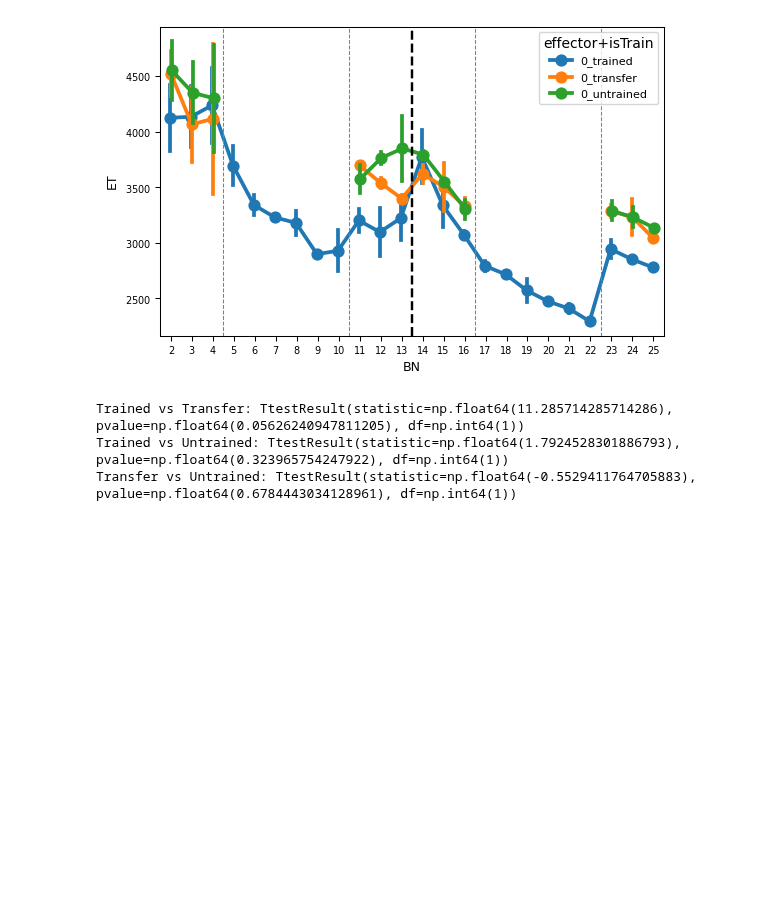
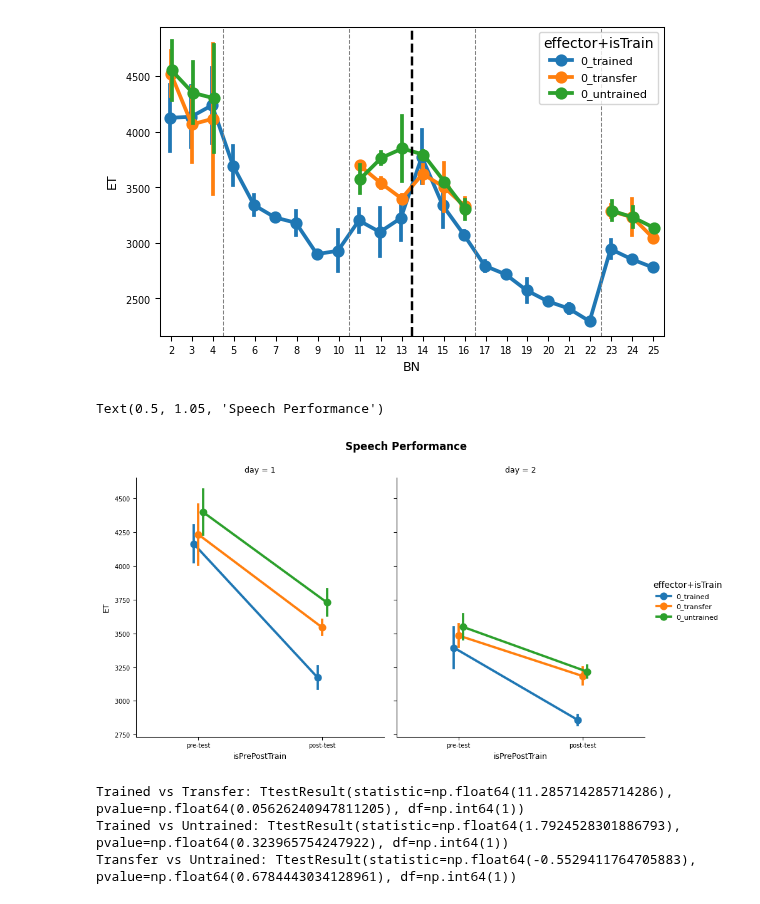
Before and after one commit to manazerzadeh/SequenceFingerSpeech, a Jupyter notebook: Version2/FingerAnalysis.ipynb, the cells around one changed output. Cells and saved outputs as stored; diff of their text form; code cells hidden in the pictures; blank space fills up the shorter version.

```diff
--- a/Version2/FingerAnalysis.ipynb
+++ b/Version2/FingerAnalysis.ipynb
@@ -154,6 +154,48 @@ plt.axvline(x=20.5, color='gray', linestyle='--', linewidth=0.75)
 # %% [output]
 <matplotlib.lines.Line2D at 0x...>
 [figure]
+# %%
+set_figure_style(scale="2col")
+
+subjs_correct = subjs[subjs['isError'] == 0]
+
+subjs_grouped = subjs_correct.groupby(['BN','isPrePostTrain', 'SubNum', 'effector+isTrain', 'effector']).agg({
+    'ET': 'median',
+    'count': 'sum'
+}).reset_index()
+
+
+subjs_grouped = subjs_grouped[subjs_grouped['isPrePostTrain'] != 'train']
+subjs_grouped = subjs_grouped[subjs_grouped['effector'] == 0]
+
+# add days
+subjs_days = subjs_grouped.copy()
+subjs_days["day"] = None
+subjs_days.loc[subjs_days["BN"].between(1,13),"day"] = 1
+subjs_days.loc[subjs_days["BN"].between(14,25),"day"] = 2
+
+#plot
+hue_order = ['0_trained', '0_transfer', '0_untrained']
+
+g = sns.catplot(
+    data=subjs_days,
+    kind='point',
+    x='isPrePostTrain',
+    y='ET',
+    hue='effector+isTrain',
+    hue_order=hue_order,
+    col='day',
+    dodge=True,
+    errorbar='se',
+    height=5,
+    aspect=0.9
+)
+
+
+plt.suptitle("Speech Performance", y=1.05)
+# %% [output]
+Text(0.5, 1.05, 'Speech Performance')
+[figure, added]
 # %%
 set_figure_style(scale="2col")
 
```
Also changed, not shown: parts of 1 cell of this notebook, 1 other file.
